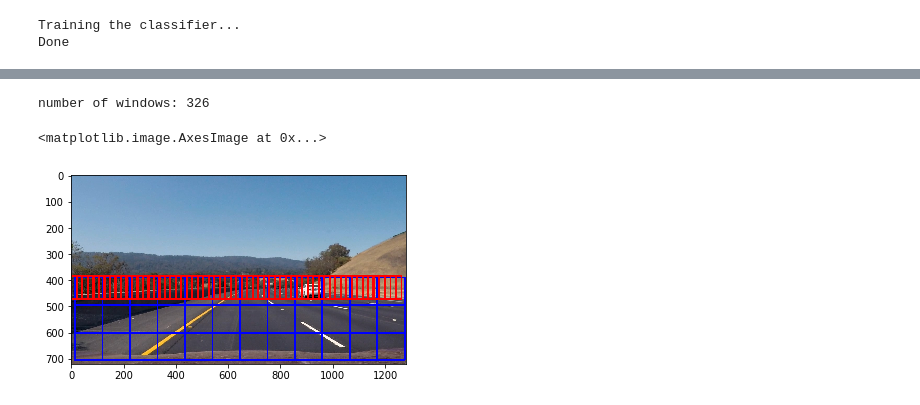
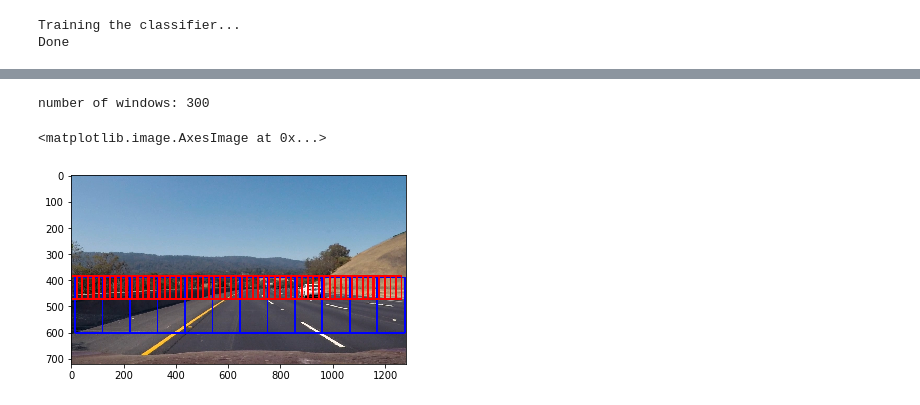
Before and after one commit to nmitsou/CarND-Vehicle-Detection, a Jupyter notebook: vehicle_tracking.ipynb, the cells around one changed output, grey strips where cells are left out. Cells and saved outputs as stored; diff of their text form; code cells hidden in the pictures.

```diff
--- a/vehicle_tracking.ipynb
+++ b/vehicle_tracking.ipynb
@@ -267,44 +269,44 @@ def slide_window(img, x_start_stop=[None, None], y_start_stop=[None, None],
     # Return the list of windows
     return window_list
 
-windows1 = slide_window(image, x_start_stop=[15, None], y_start_stop=[390, 710],
+windows1 = slide_window(image, x_start_stop=[15, None], y_start_stop=[390, 610],
                     xy_window=(210, 210), xy_overlap=(0.5, 0.5))
 
 windows2 = slide_window(image, x_start_stop=[0, None], y_start_stop=[395, 720],
                     xy_window=(182, 182), xy_overlap=(0.5, 0.5))
 
-windows3 = slide_window(image, x_start_stop=[15, None], y_start_stop=[375, 720],
+windows3 = slide_window(image, x_start_stop=[15, None], y_start_stop=[375, 620],
                     xy_window=(158, 158), xy_overlap=(0.5, 0.5))
 
 windows4 = slide_window(image, x_start_stop=[None, None], y_start_stop=[380, 560],
                     xy_window=(128, 128), xy_overlap=(0.75, 0.75))
 
 windows5 = slide_window(image, x_start_stop=[None, None], y_start_stop=[370, 480],
                     xy_window=(96, 96), xy_overlap=(0.75, 0.75))
 
 windows6 = slide_window(image, x_start_stop=[None, None], y_start_stop=[388, 480],
                     xy_window=(93, 93), xy_overlap=(0.75, 0.75))
 
 windows7 = slide_window(image, x_start_stop=[None, None], y_start_stop=[385, 480],
                     xy_window=(86, 86), xy_overlap=(0.75, 0.75))
 
 windows8 = slide_window(image, x_start_stop=[None, None], y_start_stop=[390, 480],
                     xy_window=(112, 112), xy_overlap=(0.75, 0.75))
 
 window_img = draw_boxes(image, windows1, color=(0, 0, 255), thick=6)
 #window_img = draw_boxes(window_img, windows2, color=(0, 255, 0), thick=6)
 #window_img = draw_boxes(window_img, windows3, color=(255, 0, 0), thick=6)
 #window_img = draw_boxes(window_img, windows4, color=(255, 0, 0), thick=6)
 #window_img = draw_boxes(window_img, windows5, color=(255, 0, 0), thick=6)
 #window_img = draw_boxes(window_img, windows6, color=(255, 0, 0), thick=6)
 window_img = draw_boxes(window_img, windows7, color=(255, 0, 0), thick=6)
 window_img = draw_boxes(window_img, windows8, color=(255, 0, 0), thick=6)
 
 windows = windows1+windows2+windows3+windows4+windows5+windows6+windows7+windows8
 #window_img = draw_boxes(image, windows, color=(0, 0, 255), thick=6)
 print("number of windows: "+ str(len(windows)))
 plt.imshow(window_img)
 # %% [output]
-number of windows: 326
+number of windows: 300
 <matplotlib.image.AxesImage at 0x...>
-[figure, old version]
+[figure, new version]
```
Also changed, not shown: parts of 7 cells of this notebook, 3 other files.
